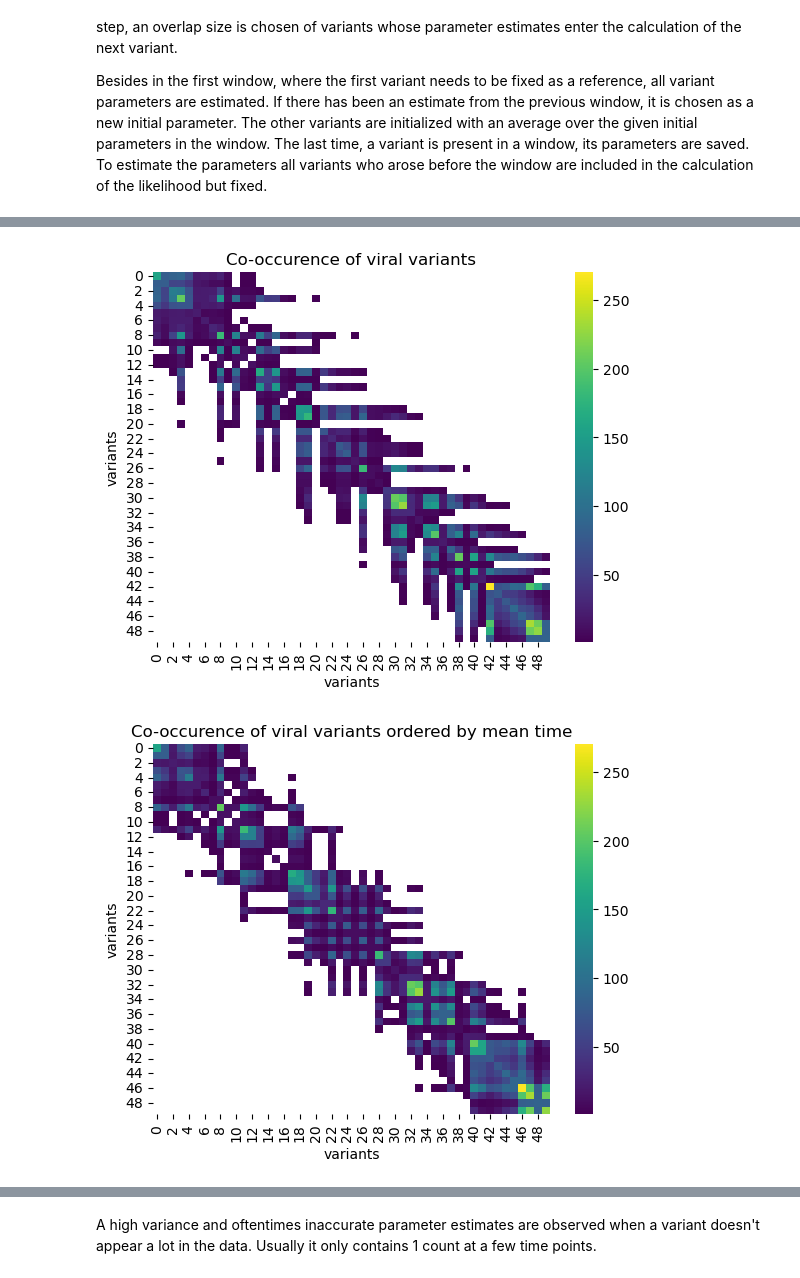
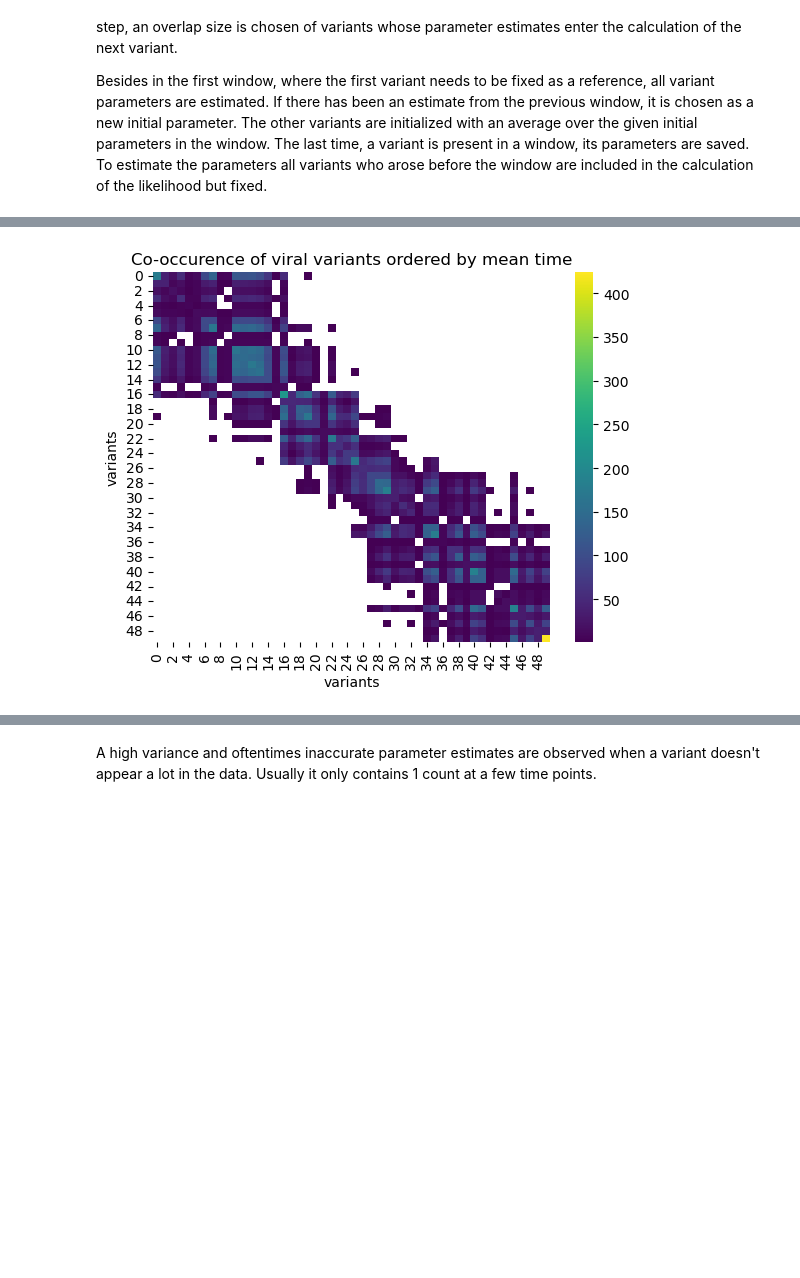
Before and after one commit to marie3003/mlr_predict_variant_composition, a Jupyter notebook: simulate_data_timeshifted.ipynb, the cells around one changed output, grey strips where cells are left out. Saved outputs shown, nothing was run; the diff lists cells and outputs as text; code cells hidden in the pictures; blank space fills up the shorter version.

```diff
--- a/simulate_data_timeshifted.ipynb
+++ b/simulate_data_timeshifted.ipynb
@@ -28,7 +28,7 @@ o_0 = 0.
 rate = 1/14  # per day, on average one new variant every two weeks
 freq_entering_variants = 0.0001
 
-data = create_count_data(n_variants = n_variants, n_days = n_days, delta_gr_range = delta_gr_range, new_var_rate = rate, freq_entering_variants = freq_entering_variants, n_samples = n_samples, s_0 = s_0, o_0 = o_0)
+data = create_count_data(n_variants = n_variants, n_days = n_days, delta_gr_range = delta_gr_range, new_var_rate = rate, freq_entering_variants = freq_entering_variants, n_samples = n_samples, s_0 = s_0, o_0 = o_0, reorder=True) #data reordered from start
 plot_viral_composition(data['counts'], data['freq'], n_samples, logscale = False)
 plot_viral_composition(data['counts'], data['freq'], n_samples, y_range = (1e-5, 2), logscale = True)
 
@@ -148,12 +147,9 @@ plot_heatmap(data['counts'], "Variants active at different time points", "Varian
 # %%
-co_occurrence_matrix = calculate_cooccurence(data)
-plot_heatmap(co_occurrence_matrix, "Co-occurence of viral variants", "variants", "variants")
-
-co_occurence_reorderd = calculate_cooccurence(data_reordered)
+# for reordered data
+co_occurence_reorderd = calculate_cooccurence(data)
 plot_heatmap(co_occurence_reorderd, "Co-occurence of viral variants ordered by mean time", "variants", "variants")
 # %% [output]
-[figure, old version]
+[figure, new version]
-[figure, removed]
 # %%
 partition_size = 13
 overlap_size = 4
```
Also changed, not shown: parts of 9 cells of this notebook, 4 other files.
